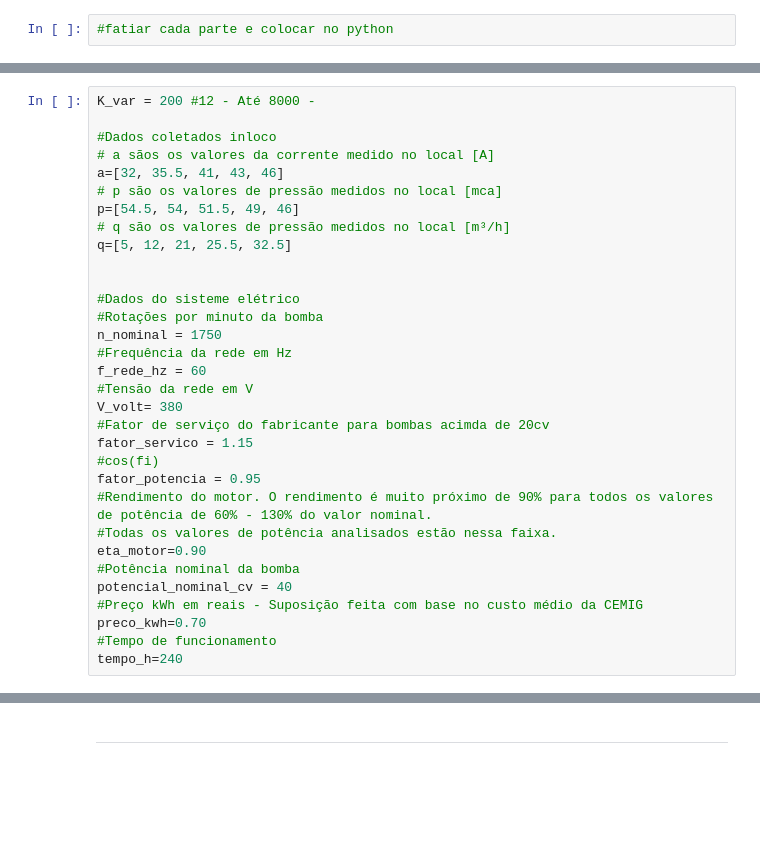
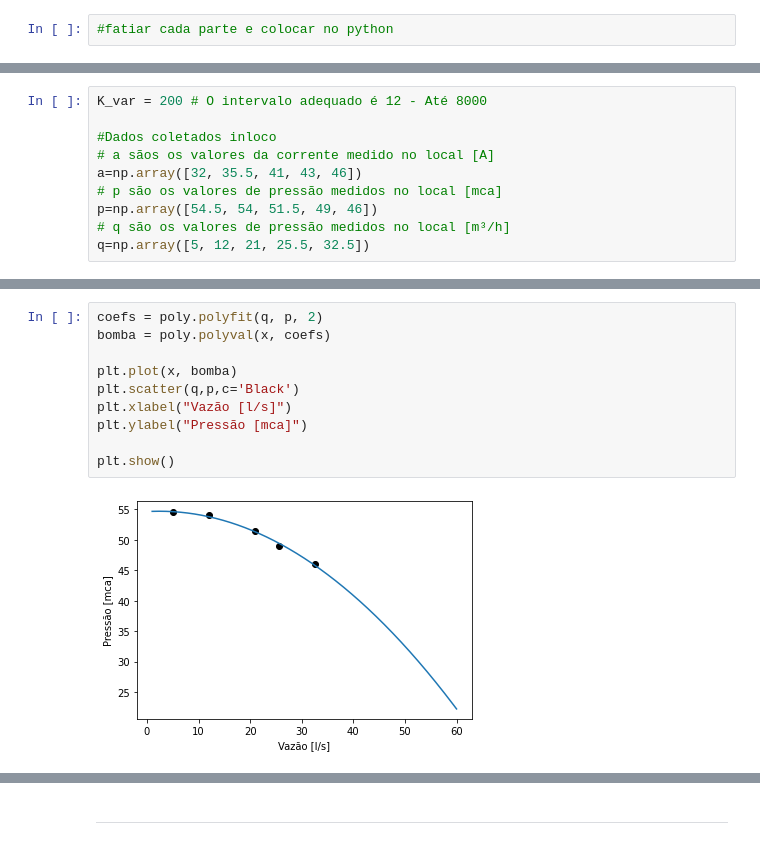
Before and after one commit to Gartarok/Projetos_py, a Jupyter notebook: HPump- VFD.ipynb, the cells around one changed output, grey strips where cells are left out. Saved outputs shown, nothing was run; the diff lists cells and outputs as text; blank space fills up the shorter version.

```diff
--- a/HPump- VFD.ipynb
+++ b/HPump- VFD.ipynb
@@ -10,32 +50,10 @@ import numpy as np
 # %%
-K_var = 200 #12 - Até 8000 -
+K_var = 200 # O intervalo adequado é 12 - Até 8000
 
 #Dados coletados inloco
 # a sãos os valores da corrente medido no local [A]
-a=[32, 35.5, 41, 43, 46]
+a=np.array([32, 35.5, 41, 43, 46])
 # p são os valores de pressão medidos no local [mca]
-p=[54.5, 54, 51.5, 49, 46]
+p=np.array([54.5, 54, 51.5, 49, 46])
 # q são os valores de pressão medidos no local [m³/h]
-q=[5, 12, 21, 25.5, 32.5]
-
-
-#Dados do sisteme elétrico
-#Rotações por minuto da bomba
-n_nominal = 1750
-#Frequência da rede em Hz
-f_rede_hz = 60
-#Tensão da rede em V
-V_volt= 380
-#Fator de serviço do fabricante para bombas acimda de 20cv
-fator_servico = 1.15
-#cos(fi)
-fator_potencia = 0.95
-#Rendimento do motor. O rendimento é muito próximo de 90% para todos os valores de potência de 60% - 130% do valor nominal.
-#Todas os valores de potência analisados estão nessa faixa.
-eta_motor=0.90
-#Potência nominal da bomba
-potencial_nominal_cv = 40
-#Preço kWh em reais - Suposição feita com base no custo médio da CEMIG
-preco_kwh=0.70
-#Tempo de funcionamento
-tempo_h=240
+q=np.array([5, 12, 21, 25.5, 32.5])
@@ -87,0 +72,12 @@ fig.show()
+# %%
+coefs = poly.polyfit(q, p, 2)
+bomba = poly.polyval(x, coefs)
+
+plt.plot(x, bomba)
+plt.scatter(q,p,c='Black')
+plt.xlabel("Vazão [l/s]")
+plt.ylabel("Pressão [mca]")
+
+plt.show()
+# %% [output]
+[figure, added]
```
Also changed, not shown: parts of 22 cells of this notebook.
